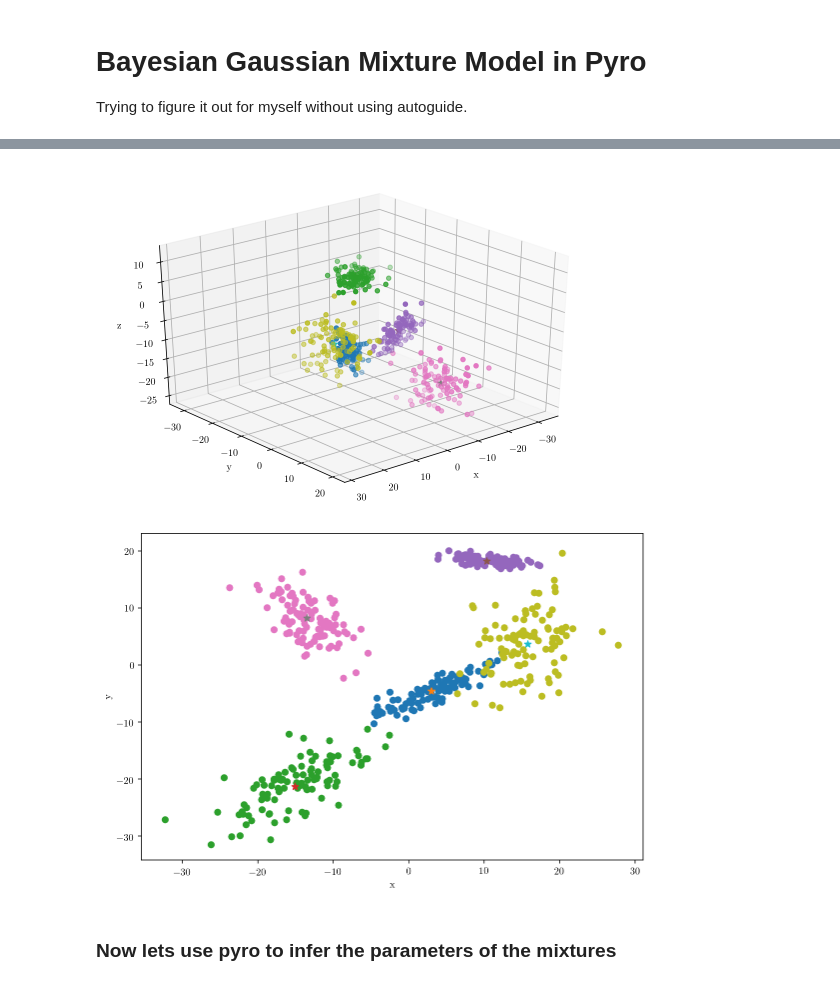
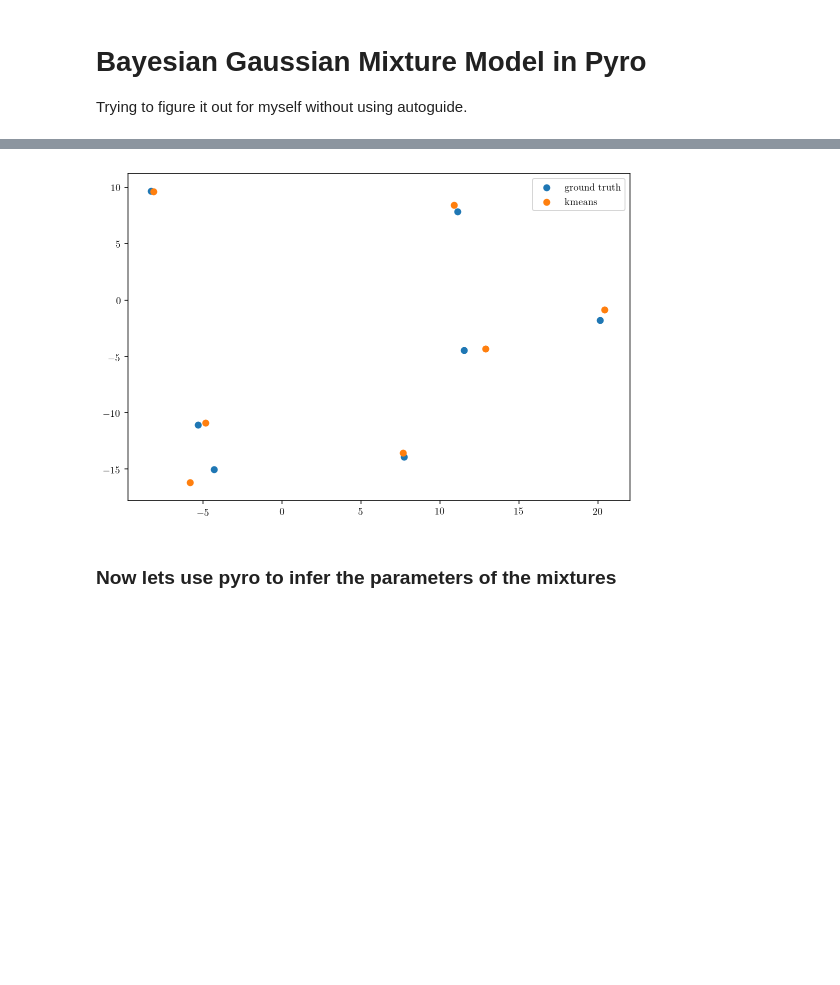
Before and after one commit to jrussell25/ML-miscellany, a Jupyter notebook: pyro_gmm.ipynb, the cells around one changed output, grey strips where cells are left out. Cells and saved outputs as stored; diff of their text form; code cells hidden in the pictures; blank space fills up the shorter version.

```diff
--- a/pyro_gmm.ipynb
+++ b/pyro_gmm.ipynb
@@ -33,0 +35,22 @@ data = generating_dists.sample(torch.Size([100])).permute(1,0,2)
+# %%
+N_classes = 7
+dims = 2
+
+true_means = 10*torch.randn((N_classes,dims))
+covs = torch.diag_embed(3*torch.ones(N_classes,dims)) + torch.randn(N_classes,dims,dims)
+covs = torch.bmm(covs,covs.permute(0,2,1)) #ensure SPD-ness
+N_points_per_class = (200 + 80*torch.randn(N_classes)).to(torch.int)
+inds = torch.cumsum(N_points_per_class,0)
+N_points_tot = N_points_per_class.sum()
+for i,n in enumerate(N_points_per_class):
+    mvn = dist.MultivariateNormal(true_means[i],covariance_matrix=covs[i])
+    samps = mvn.sample(torch.Size([n]))
+    if i==0:
+        data = mvn.sample(torch.Size([n]))
+        labels = torch.zeros(torch.Size([n]))
+    else:
+        data = torch.cat((data,samps))
+        labels = torch.cat((labels, i*torch.ones(n)))
+order = torch.randperm(N_points_tot)
+data = data[order]
+labels = labels[order]
@@ -46,28 +91,12 @@ plt.show()
-# %%
-fig = plt.figure()
-ax = fig.add_subplot(111, projection='3d')
-for i in range(N_classes):
-    ax.scatter(data[i,:,0], data[i,:,1], data[i,:, 2])
-    ax.scatter(true_means[i,0],true_means[i,1],true_means[i,2],marker="*",s=50)
-ax.set_xlabel(r"x")
-ax.set_ylabel(r"y")
-ax.set_zlabel(r"z")
-ax.view_init(30, 50)
-plt.show()
-
-fig = plt.figure()
-ax = fig.add_subplot(111)
-for i in range(N_classes):
-    ax.scatter(data[i,:,0], data[i,:,1])
-    ax.scatter(true_means[i,0], true_means[i,1],marker="*",s=50)
-ax.set_xlabel(r"x")
-ax.set_ylabel(r"y")
-#ax.set_zlabel(r"z")
-#plt.title(r"True means",fontsize=16)
-plt.show()
-# %% [output]
-[figure, removed]
-[figure, removed]
+# %%
+kmeans = KMeans(n_clusters=N_classes,n_jobs=3).fit(data.numpy())
+#plt.scatter(learned_means[:,0],learned_means[:,1],label='learned')
+plt.scatter(true_means[:,0].numpy(),true_means[:,1].numpy(),label='ground truth')
+plt.scatter(kmeans.cluster_centers_[:,0],kmeans.cluster_centers_[:,1],label='kmeans')
+plt.legend()
+plt.show()
+# %% [output]
+[figure, added]
 # %% [markdown]
 ### Now lets use pyro to infer the parameters of the mixtures
 # %%
```
Also changed, not shown: parts of 36 cells of this notebook.
